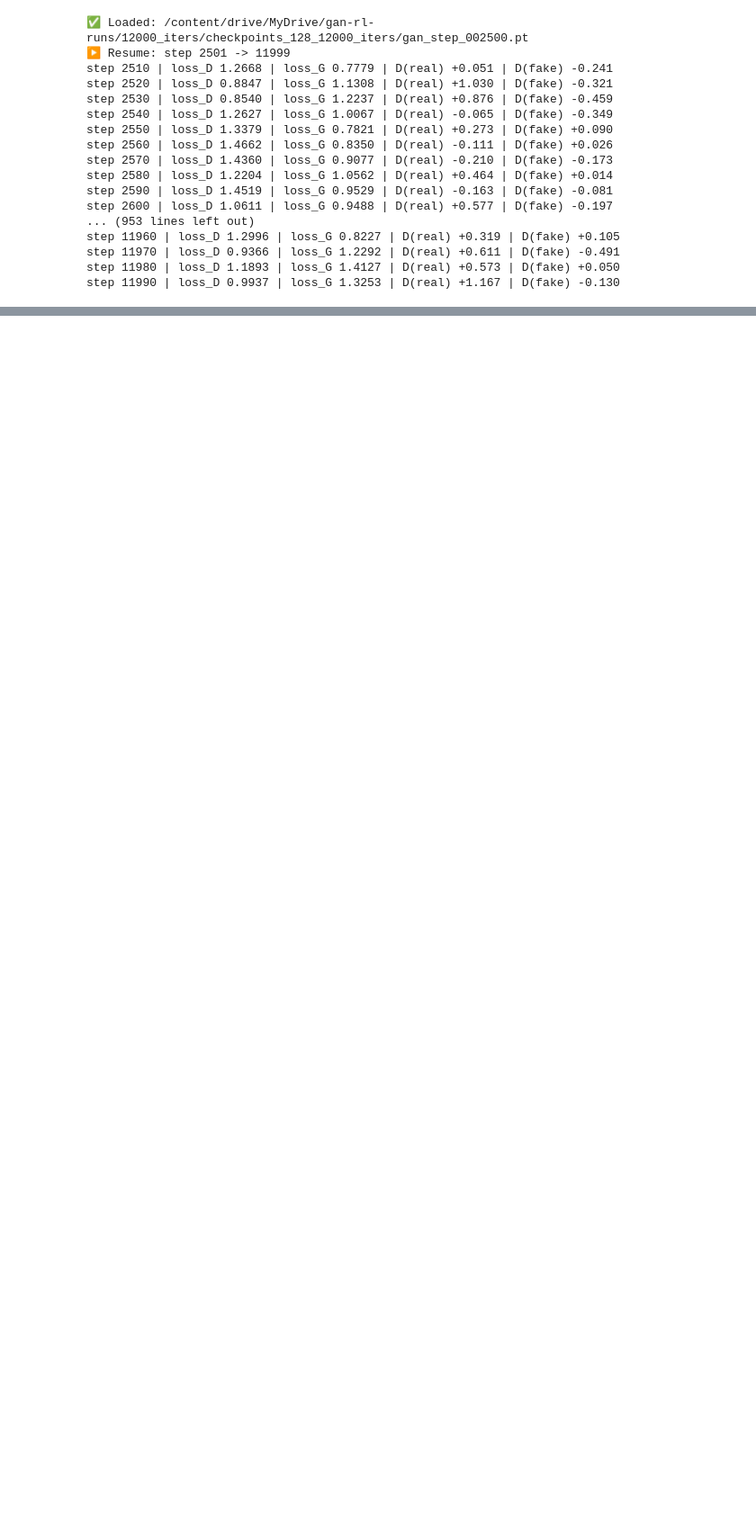
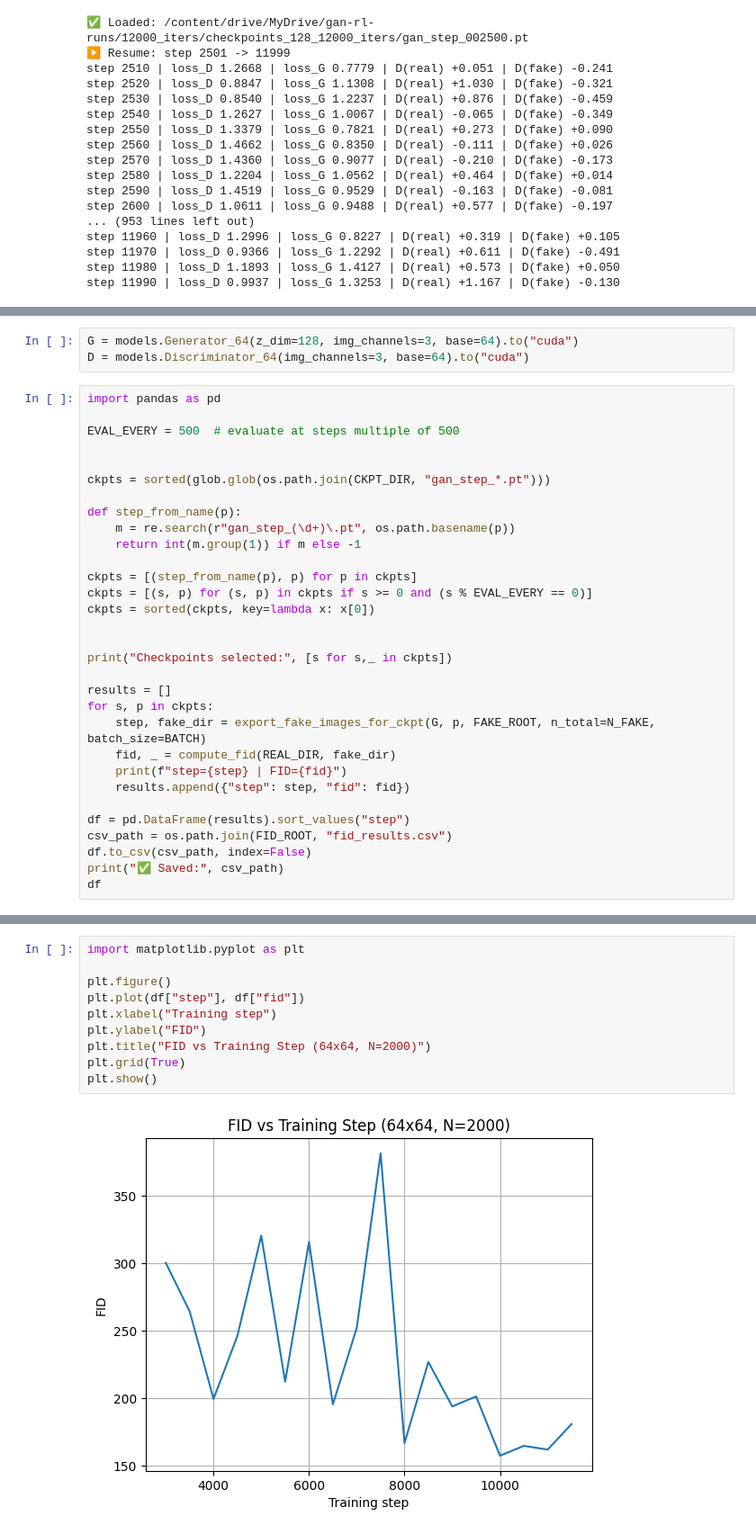
Before and after one commit to Bardiarms/gan-rl, a Jupyter notebook: notebooks/GAN_RL_64.ipynb, the cells around one changed output, grey strips where cells are left out. Shown at 90% size. Cells and saved outputs as stored; diff of their text form; blank space fills up the shorter version.

```diff
--- a/notebooks/GAN_RL_64.ipynb
+++ b/notebooks/GAN_RL_64.ipynb
@@ -667,0 +927,34 @@ save_random_grid(G, step=500, out_dir=SAMPLES_DIR, z_dim=Z_DIM, device=DEVICE)
+# %%
+G = models.Generator_64(z_dim=128, img_channels=3, base=64).to("cuda")
+D = models.Discriminator_64(img_channels=3, base=64).to("cuda")
+# %%
+import pandas as pd
+
+EVAL_EVERY = 500  # evaluate at steps multiple of 500
+
+
+ckpts = sorted(glob.glob(os.path.join(CKPT_DIR, "gan_step_*.pt")))
+
+def step_from_name(p):
+    m = re.search(r"gan_step_(\d+)\.pt", os.path.basename(p))
+    return int(m.group(1)) if m else -1
+
+ckpts = [(step_from_name(p), p) for p in ckpts]
+ckpts = [(s, p) for (s, p) in ckpts if s >= 0 and (s % EVAL_EVERY == 0)]
+ckpts = sorted(ckpts, key=lambda x: x[0])
+
+
+print("Checkpoints selected:", [s for s,_ in ckpts])
+
+results = []
+for s, p in ckpts:
+    step, fake_dir = export_fake_images_for_ckpt(G, p, FAKE_ROOT, n_total=N_FAKE, batch_size=BATCH)
+    fid, _ = compute_fid(REAL_DIR, fake_dir)
+    print(f"step={step} | FID={fid}")
+    results.append({"step": step, "fid": fid})
+
+df = pd.DataFrame(results).sort_values("step")
+csv_path = os.path.join(FID_ROOT, "fid_results.csv")
+df.to_csv(csv_path, index=False)
+print("✅ Saved:", csv_path)
+df
@@ -667,0 +996,12 @@ save_random_grid(G, step=500, out_dir=SAMPLES_DIR, z_dim=Z_DIM, device=DEVICE)
+# %%
+import matplotlib.pyplot as plt
+
+plt.figure()
+plt.plot(df["step"], df["fid"])
+plt.xlabel("Training step")
+plt.ylabel("FID")
+plt.title("FID vs Training Step (64x64, N=2000)")
+plt.grid(True)
+plt.show()
+# %% [output]
+[figure, added]
```
Also changed, not shown: parts of 43 cells of this notebook.
